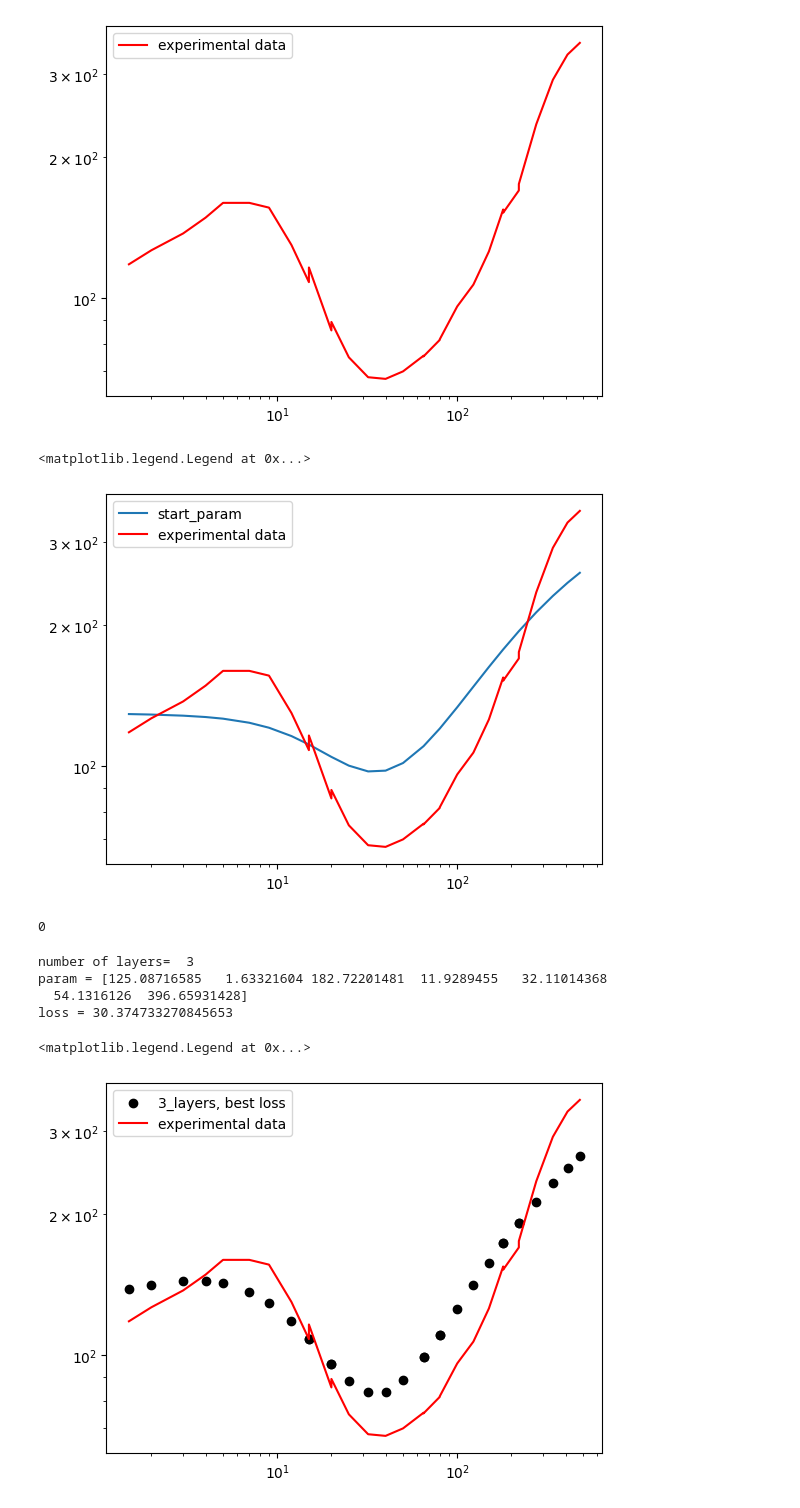
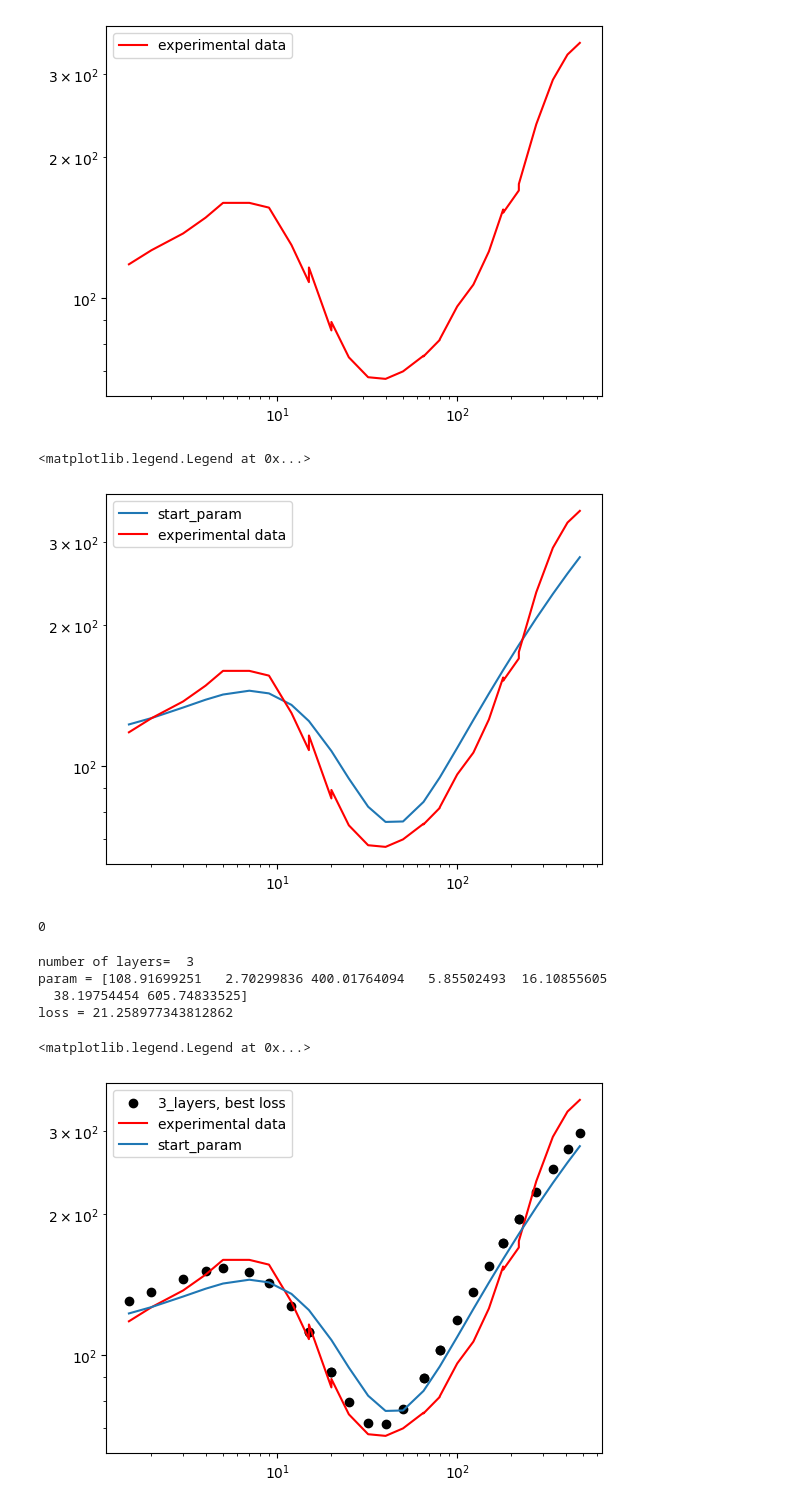
Before and after one commit to arty0mkha/electrical-prospecting, a Jupyter notebook: inverse_example.ipynb, the cells around one changed output. Cells and saved outputs as stored; diff of their text form; code cells hidden in the pictures.

```diff
--- a/inverse_example.ipynb
+++ b/inverse_example.ipynb
@@ -28,7 +28,7 @@ exp_data=np.array([AB2, experimental_rhoa]).T # Данные
 num=100
 method='U'
 auto=False
-start=[[130,5,160,10,50,70,350]]
+start=[[110,4,400,7,15,40,600]]
 # %%
 rk_start=[]
 for r in AB2:
@@ -38,7 +38,7 @@ plt.loglog(AB2,experimental_rhoa,c='red', label='experimental data')
 plt.legend()
 # %% [output]
 <matplotlib.legend.Legend at 0x...>
-[figure, old version]
+[figure, new version]
 # %%
 inverse=inv.inverse_problem_solver(N_layers_list,method,num, exp_data, auto=auto,start=start)
 results=inverse[0] # модели полученные из обратной задачи
@@ -52,21 +52,22 @@ for i in range (len(N_layers_list)):
     print('\nnumber of layers= ', N_layers_list[i],' \nparam =',results[i].x,'\nloss =',results[i].fun)
 # %% [output]
 number of layers=  3
-param = [125.08716585   1.63321604 182.72201481  11.9289455   32.11014368
-  54.1316126  396.65931428]
-loss = 30.374733270845653
+param = [108.91699251   2.70299836 400.01764094   5.85502493  16.10855605
+  38.19754454 605.74833525]
+loss = 21.258977343812862
 # %%
 # Визуализация
 for i in range(len(N_layers_list)):
     rk=[]
     for r in AB2:
         rk.append(dir.calculate_apparent_resistance(results[i].x,method,r,num))
 
     if i==ind:
         plt.scatter(AB2,rk, c='black',label=f'{N_layers_list[i]}_layers, best loss')
     else: plt.loglog(AB2,rk, label=f'{N_layers_list[i]}_layers')
 plt.loglog(AB2,experimental_rhoa,c='red', label='experimental data')
+plt.loglog(AB2,rk_start, label='start_param')
 plt.legend()
 # %% [output]
 <matplotlib.legend.Legend at 0x...>
-[figure, old version]
+[figure, new version]
```
